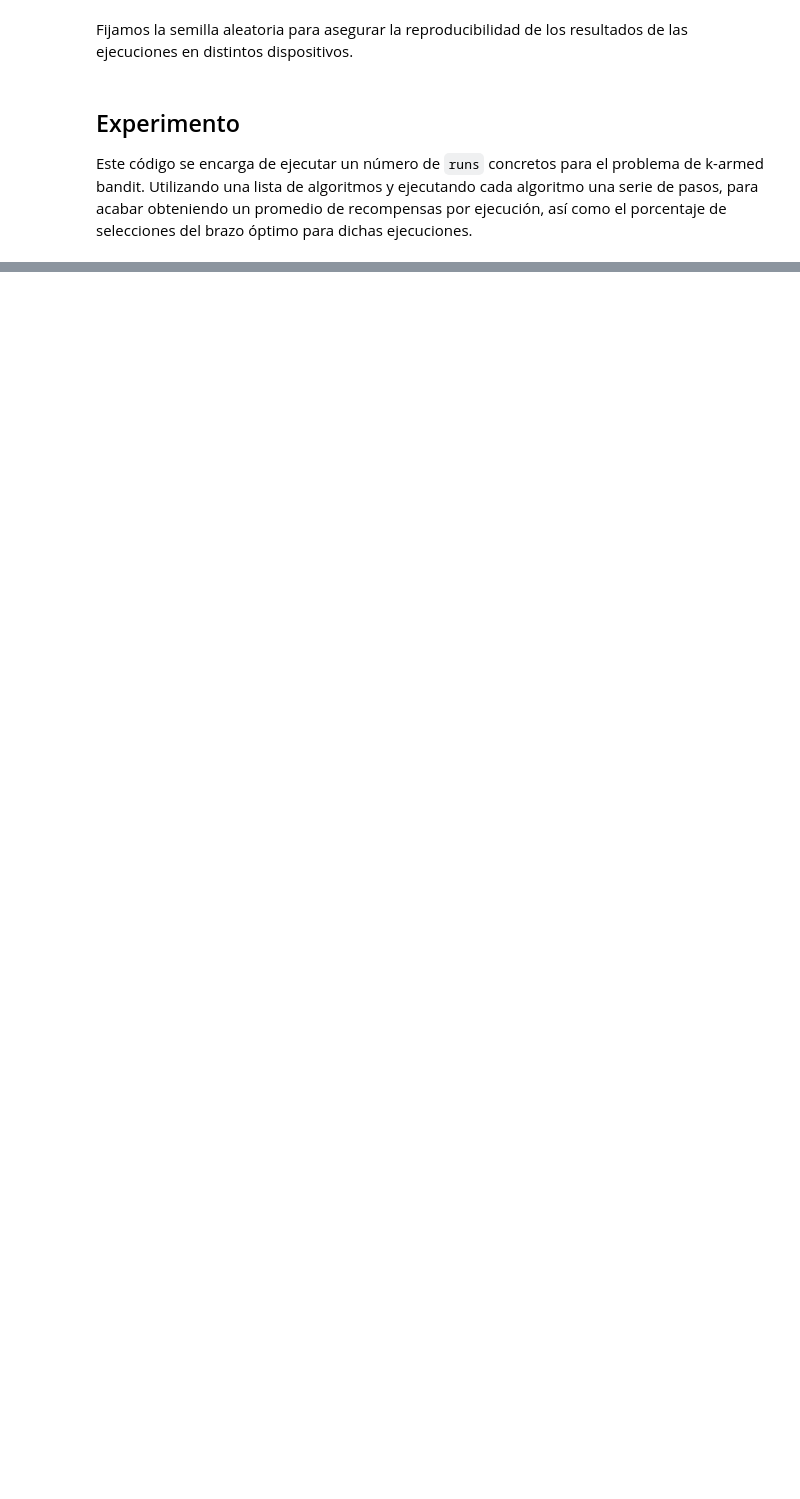
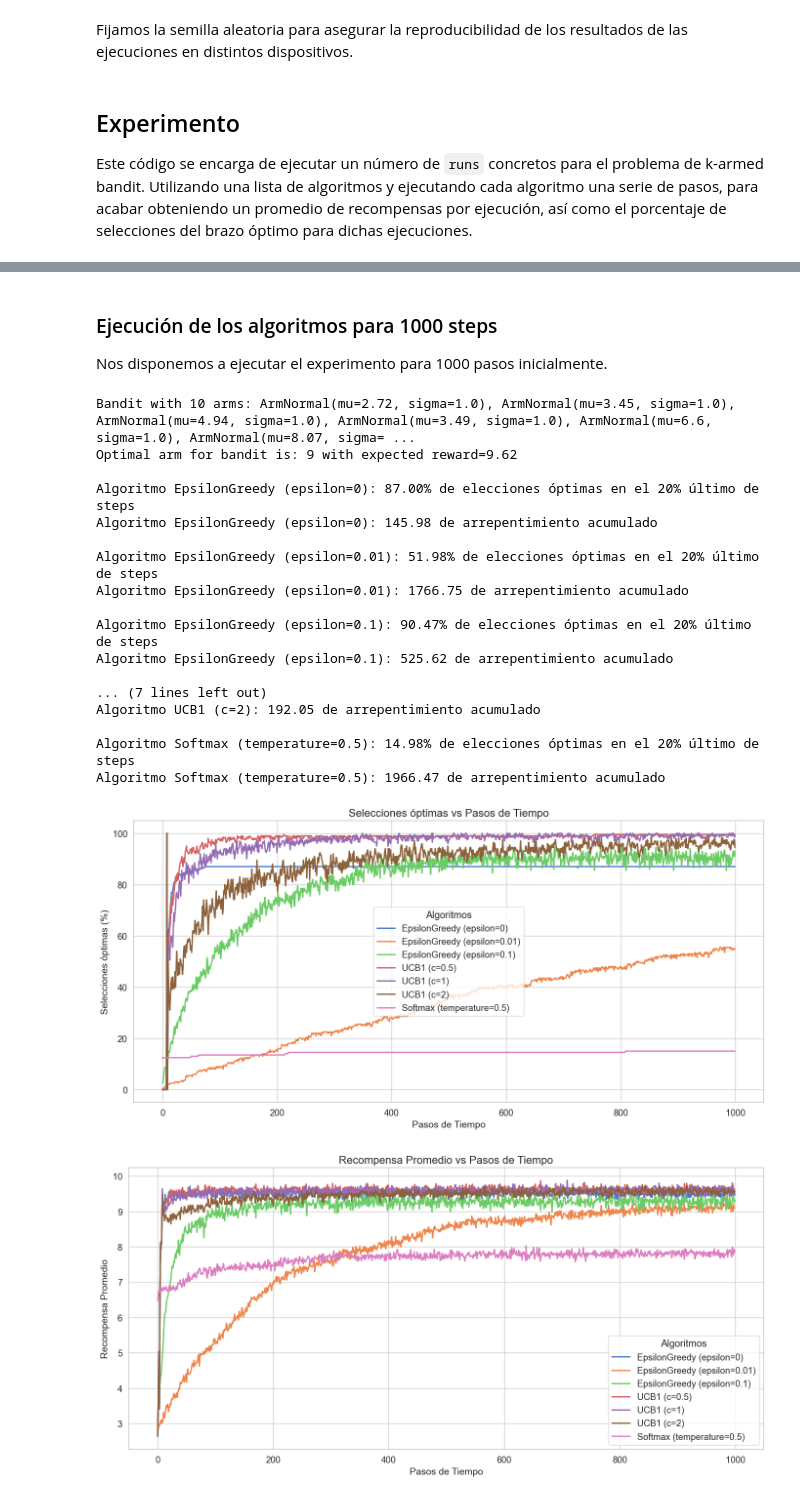
Before and after one commit to miguelangelortizpenaranda/ortizpastorserna, a Jupyter notebook: bandit_experiment_normal.ipynb, the cells around one changed output, grey strips where cells are left out. Cells and saved outputs as stored; diff of their text form; code cells hidden in the pictures; blank space fills up the shorter version.

Commit message:
more experiments, more documentation

```diff
--- a/bandit_experiment_normal.ipynb
+++ b/bandit_experiment_normal.ipynb
@@ -53,6 +63,8 @@ Fijamos la semilla aleatoria para asegurar la reproducibilidad de los resultados
 # %%
 seed = 1234
 np.random.seed(seed)  # Fijar la semilla para reproducibilidad
+
+runs = 200 # El número de ejecuciones que utilizamos para promediar resultados va a ser siempre constante en nuestros experimentos
 # %% [markdown]
 ## Experimento
 
@@ -132,25 +154,14 @@ Por último, visualizaremos los resultados para cada bandido, comparando el comp
 # %%
 
-# Parámetros del experimento
+def execute_bandit_experiment(k: int, steps: int, runs: int, bandit: Bandit):
+    # Definir los algoritmos a comparar. En este caso son 3 algoritmos epsilon-greedy con diferentes valores de epsilon.
+    algorithms = [EpsilonGreedy(k=k, epsilon=0), EpsilonGreedy(k=k, epsilon=0.01), EpsilonGreedy(k=k, epsilon=0.1), UCB1(k=k, c=0.5), UCB1(k=k, c=1), UCB1(k=k, c=2), Softmax(k=k, temperature=0.5)]
 
-k = 20  # Número de brazos
-steps = 1000  # Número de pasos que se ejecutarán cada algoritmo
-runs = 500  # Número de ejecuciones
-
-# Creación de las variantes del bandit
-bandit = Bandit(arms=ArmNormal.generate_arms(k, mu_max=10)) # Generar un bandido con k brazos de distribución normal. El valor de máxima recompensa será 10
-
-# Guardamos variantes del bandido en un array
-# Definir los algoritmos a comparar. En este caso son 3 algoritmos epsilon-greedy con diferentes valores de epsilon.
-algorithms = [EpsilonGreedy(k=k, epsilon=0), EpsilonGreedy(k=k, epsilon=0.01), EpsilonGreedy(k=k, epsilon=0.1), UCB1(k=k, c=1), Softmax(k=k, temperature=0.5)]
-
-
-print(bandit)
-optimal_arm = bandit.optimal_arm
-print(f"Optimal arm for bandit is: {optimal_arm + 1} with expected reward={bandit.get_expected_value(optimal_arm)}\n")
-# Ejecutar el experimento y obtener las recompensas promedio y promedio de las selecciones óptimas
-rewards, regrets, optimal_selections = run_experiment(bandit, algorithms, steps, runs)
-# Graficar los resultados
-plot_average_rewards(steps, rewards, algorithms)
-plot_regret(steps, regrets, algorithms)
-plot_optimal_selections(steps, optimal_selections, algorithms)
+    print(bandit)
+    optimal_arm = bandit.optimal_arm
+    print(f"Optimal arm for bandit is: {optimal_arm + 1} with expected reward={bandit.get_expected_value(optimal_arm)}\n")
+    rewards, regrets, optimal_selections = run_experiment(bandit, algorithms, steps, runs)  # Ejecutar el experimento y obtener las recompensas promedio y promedio de las selecciones óptimas
+    # Graficar los resultados
+    plot_optimal_selections(steps, optimal_selections, algorithms)
+    plot_average_rewards(steps, rewards, algorithms)
+    plot_regret(steps, regrets, algorithms)
@@ -164,0 +172,29 @@ Optimal arm for bandit is: 11 with expected reward=9.62
+# %%
+# Definimos el bandido (se comparte entre experimentos)
+bandit = Bandit(arms=ArmNormal.generate_arms(k=10, mu_max=10, sigma=1.0)) # Generar un bandido con k brazos de distribución normal. El valor de máxima recompensa será 10
+# %% [markdown]
+### Ejecución de los algoritmos para 1000 steps
+
+Nos disponemos a ejecutar el experimento para 1000 pasos inicialmente.
+# %%
+execute_bandit_experiment(k=10, steps=1000, runs=runs, bandit = bandit)
+# %% [output]
+Bandit with 10 arms: ArmNormal(mu=2.72, sigma=1.0), ArmNormal(mu=3.45, sigma=1.0), ArmNormal(mu=4.94, sigma=1.0), ArmNormal(mu=3.49, sigma=1.0), ArmNormal(mu=6.6, sigma=1.0), ArmNormal(mu=8.07, sigma= ...
+Optimal arm for bandit is: 9 with expected reward=9.62
+
+Algoritmo EpsilonGreedy (epsilon=0): 87.00% de elecciones óptimas en el 20% último de steps
+Algoritmo EpsilonGreedy (epsilon=0): 145.98 de arrepentimiento acumulado
+
+Algoritmo EpsilonGreedy (epsilon=0.01): 51.98% de elecciones óptimas en el 20% último de steps
+Algoritmo EpsilonGreedy (epsilon=0.01): 1766.75 de arrepentimiento acumulado
+
+Algoritmo EpsilonGreedy (epsilon=0.1): 90.47% de elecciones óptimas en el 20% último de steps
+Algoritmo EpsilonGreedy (epsilon=0.1): 525.62 de arrepentimiento acumulado
+
+... (7 lines left out)
+Algoritmo UCB1 (c=2): 192.05 de arrepentimiento acumulado
+
+Algoritmo Softmax (temperature=0.5): 14.98% de elecciones óptimas en el 20% último de steps
+Algoritmo Softmax (temperature=0.5): 1966.47 de arrepentimiento acumulado
+[figure, added]
+[figure, added]
```
Also changed, not shown: parts of 26 cells of this notebook, 3 other files.
